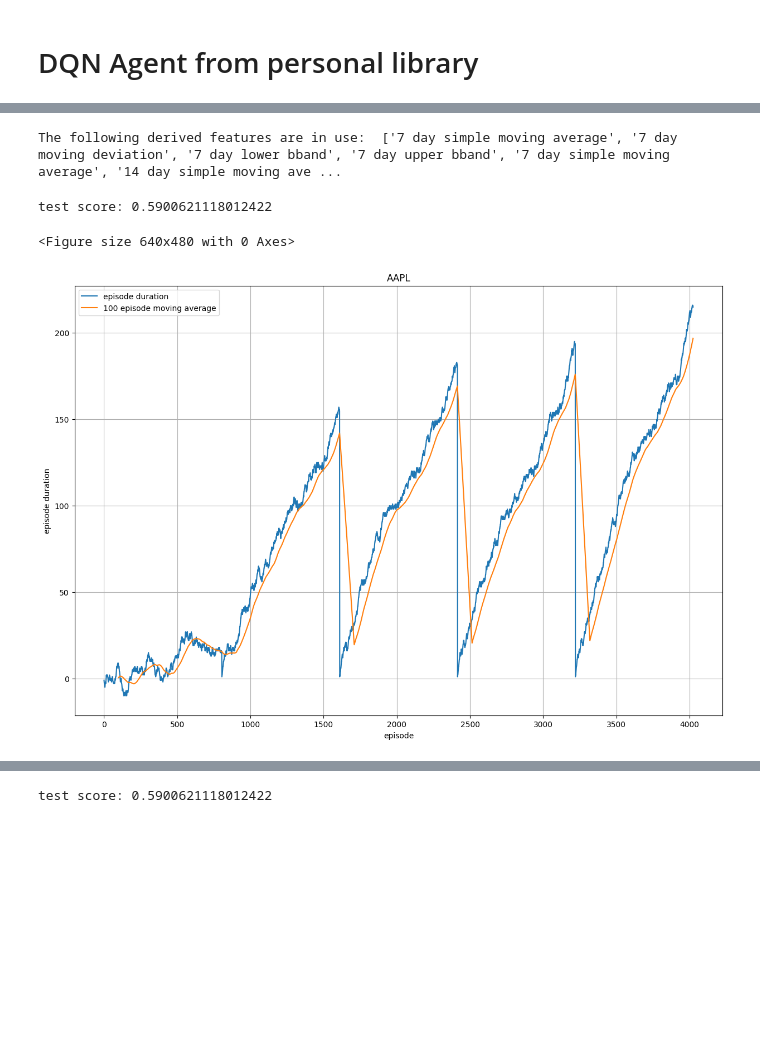
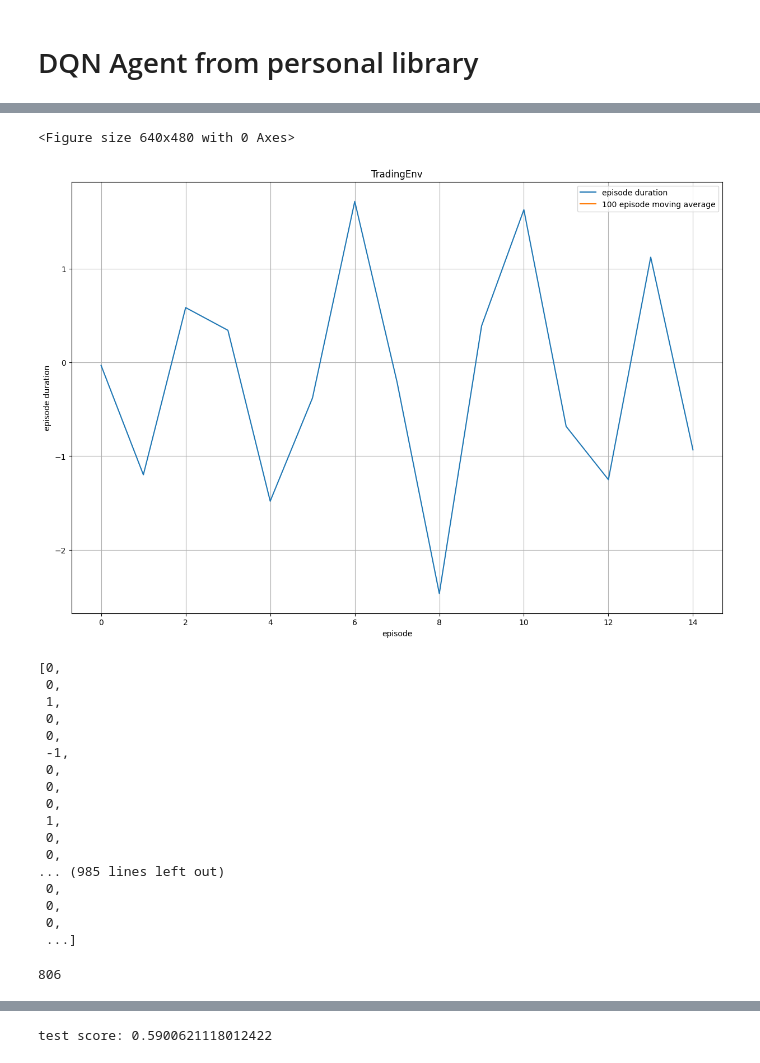
Before and after one commit to yuwei-1/Market-Prediction-Research, a Jupyter notebook: terminal/deep_q_network.ipynb, the cells around one changed output, grey strips where cells are left out. Saved outputs shown, nothing was run; the diff lists cells and outputs as text; code cells hidden in the pictures; blank space fills up the shorter version.

Commit message:
feature generator tests, dqn agent class takes pre made environment

```diff
--- a/terminal/deep_q_network.ipynb
+++ b/terminal/deep_q_network.ipynb
@@ -49,0 +60,12 @@ from models.deep_dynaq_agent import DynaDQNAgent
+# %%
+data = fg.df
+
+for col in data.columns:
+    if col in {"Open", "High", "Low", "Close"}:
+        data[col.lower()] = data[col]
+    elif col in {"Dividends", "Stock Splits"}:
+        continue
+    else:
+        data["feature_" + col] = data[col]
+# %%
+data.dropna(inplace=True)
@@ -50,3 +87,5 @@ from models.deep_dynaq_agent import DynaDQNAgent
+# %%
+data = data[-4000:]
 # %%
 agent = DQNAgent(double_dqn=True,
                     target_net_update='soft',
@@ -56,17 +95,39 @@ agent = DQNAgent(double_dqn=True,
                     eps_start=1.0,
                     eps_end=0.05,
                     eps_decay_length=1000,
-                    environment='AAPL',
+                    environment='TradingEnv',
                     gradient_clipping=-1,
                     gradient_norm_clipping=1,
                     activation='gelu',
                     hidden_size_1=128,
-                    hidden_size_2=128)
+                    hidden_size_2=128,
+                    df=data)
-# %% [output]
-The following derived features are in use:  ['7 day simple moving average', '7 day moving deviation', '7 day lower bband', '7 day upper bband', '7 day simple moving average', '14 day simple moving ave ...
 # %%
-agent.train(episodes=5, continuous=True, plot=True)
+agent.train(episodes=15, plot=True)
 # %% [output]
-test score: 0.5900621118012422
+<Figure size 640x480 with 0 Axes>
-<Figure size 640x480 with 0 Axes>
-[figure, old version]
+[figure, new version]
+# %%
+agent.env.action_history
+# %% [output]
+[0,
+ 0,
+ 1,
+ 0,
+ 0,
+ -1,
+ 0,
+ 0,
+ 0,
+ 1,
+ 0,
+ 0,
+... (985 lines left out)
+ 0,
+ 0,
+ 0,
+ ...]
+# %%
+len(agent.env.action_history[-806:])
+# %% [output]
+806
```
Also changed, not shown: parts of 7 cells of this notebook, 9 other files.
